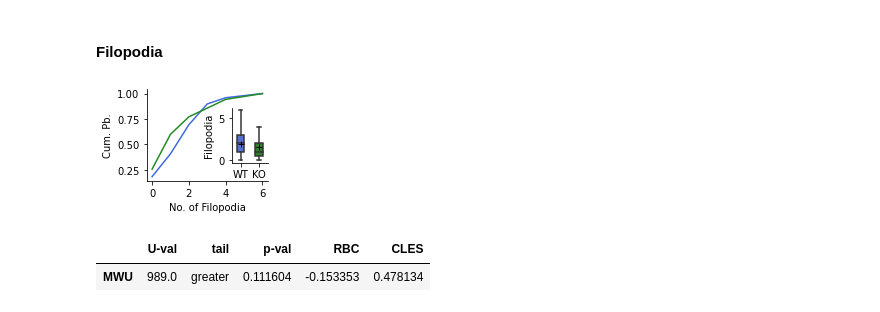
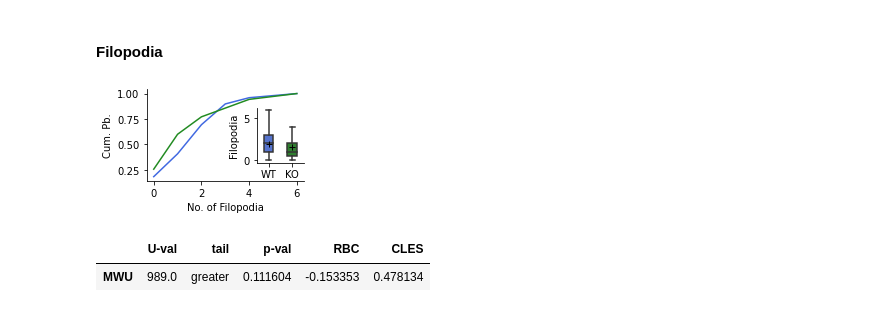
Before and after one commit to FMendezSlc/NeuroPy, a Jupyter notebook: morphology_analysis.ipynb, the cells around one changed output. Drawn from its saved outputs; the diff is of its cells as text; code cells hidden in the pictures.

Commit message:
fig update
smaller changes to figures

```diff
--- a/morphology_analysis.ipynb
+++ b/morphology_analysis.ipynb
@@ -168,26 +168,26 @@ wt_fil = mfb_df['Filopoia'][mfb_df['Genotype'] == 'WT']
 wt_fil_ecdf = ecdf(wt_fil)
 ko_fil_ecdf = ecdf(ko_fil)
 # %%
-fil_fig = plt.figure(figsize = (2.5, 2))
+fil_fig = plt.figure(figsize = (3, 2))
 
 fil_ax = plt.subplot()
 fil_ax.plot(wt_fil_ecdf[0], wt_fil_ecdf[1], color = 'royalblue')
 fil_ax.plot(ko_fil_ecdf[0], ko_fil_ecdf[1], color = 'forestgreen')
 fil_ax.spines['right'].set_visible(False)
 fil_ax.spines['top'].set_visible(False)
 fil_ax.set_xlabel('No. of Filopodia')
 fil_ax.set_ylabel('Cum. Pb.')
 
 box_ax = fil_ax.inset_axes([0.7, 0.2, 0.3, 0.6])
 sns.boxplot(data = mfb_df, x = 'Genotype', y = 'Filopoia', palette=['royalblue', 'forestgreen'], order = ['WT', 'KO'], showmeans=True, showfliers = False, meanprops={'marker':'+', 'markeredgecolor':'k'}, width=0.4, ax = box_ax)
 box_ax.set_ylabel('Filopodia')
 box_ax.set_xlabel('')
 box_ax.spines['right'].set_visible(False)
 box_ax.spines['top'].set_visible(False)
 
 plt.tight_layout()
 # %% [output]
-[figure, old version]
+[figure, new version]
 # %%
 fil_fig.savefig('/Users/labc02/Documents/PDCB_data/Morphometry/Figures/filopodia.svg')
 # %%
```
Also changed, not shown: parts of 2 cells of this notebook.
